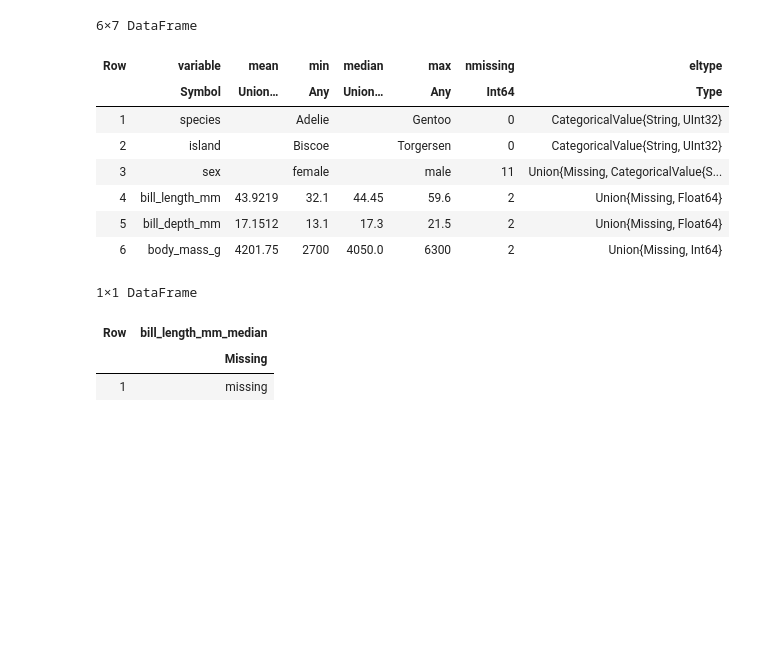
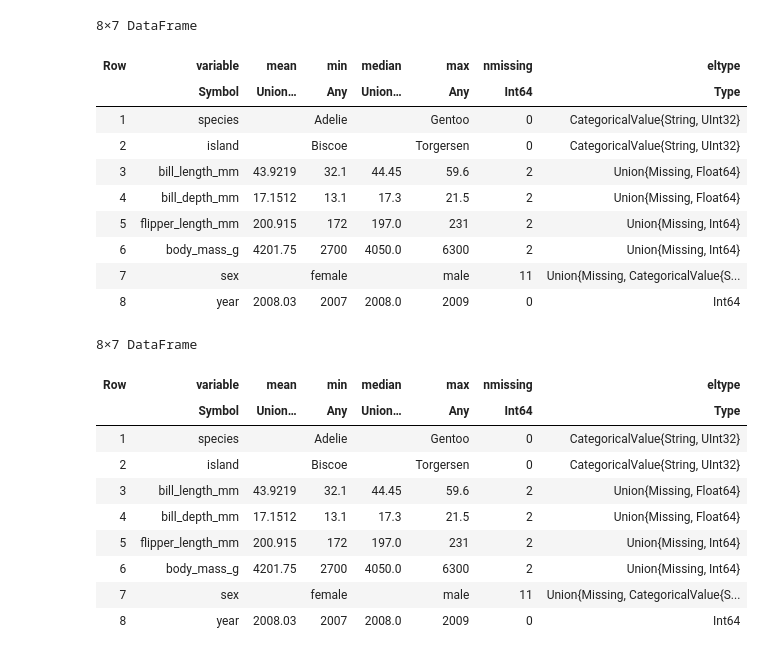
Before and after one commit to peterdresslar/scratch-j, a Jupyter notebook: notebooks/dc3.ipynb, the cells around one changed output. Cells and saved outputs as stored; diff of their text form; code cells hidden in the pictures; blank space fills up the shorter version.

```diff
--- a/notebooks/dc3.ipynb
+++ b/notebooks/dc3.ipynb
@@ -53,28 +44,35 @@ scatter(penguins[:, :bill_length_mm], penguins[:, :bill_depth_mm], group=penguin
 [figure]
 # %%
 #move bill_length_mm to after sex
-select!(penguins, :species, :island, :sex, :bill_length_mm, :bill_depth_mm, :body_mass_g)
+select(penguins, :species, :island, :sex, :bill_length_mm, :bill_depth_mm, :body_mass_g)
 
 describe(penguins)
 # %% [output]
-6×7 DataFrame
+8×7 DataFrame
 | Row | variable | mean | min | median | max | nmissing | eltype |
 |  | Symbol | Union… | Any | Union… | Any | Int64 | Type |
 | 1 | species |  | Adelie |  | Gentoo | 0 | CategoricalValue{String, UInt32} |
 | 2 | island |  | Biscoe |  | Torgersen | 0 | CategoricalValue{String, UInt32} |
-| 3 | sex |  | female |  | male | 11 | Union{Missing, CategoricalValue{S... |
-| 4 | bill_length_mm | 43.9219 | 32.1 | 44.45 | 59.6 | 2 | Union{Missing, Float64} |
-| 5 | bill_depth_mm | 17.1512 | 13.1 | 17.3 | 21.5 | 2 | Union{Missing, Float64} |
+| 3 | bill_length_mm | 43.9219 | 32.1 | 44.45 | 59.6 | 2 | Union{Missing, Float64} |
+| 4 | bill_depth_mm | 17.1512 | 13.1 | 17.3 | 21.5 | 2 | Union{Missing, Float64} |
+| 5 | flipper_length_mm | 200.915 | 172 | 197.0 | 231 | 2 | Union{Missing, Int64} |
 | 6 | body_mass_g | 4201.75 | 2700 | 4050.0 | 6300 | 2 | Union{Missing, Int64} |
+| 7 | sex |  | female |  | male | 11 | Union{Missing, CategoricalValue{S... |
+| 8 | year | 2008.03 | 2007 | 2008.0 | 2009 | 0 | Int64 |
 # %%
 using Statistics
 
 
 describe(penguins)
-
-combine(penguins, :bill_length_mm => median => :bill_length_mm_median)
 # %% [output]
-1×1 DataFrame
+8×7 DataFrame
-| Row | bill_length_mm_median |
-|  | Missing |
-| 1 | missing |
+| Row | variable | mean | min | median | max | nmissing | eltype |
+|  | Symbol | Union… | Any | Union… | Any | Int64 | Type |
+| 1 | species |  | Adelie |  | Gentoo | 0 | CategoricalValue{String, UInt32} |
+| 2 | island |  | Biscoe |  | Torgersen | 0 | CategoricalValue{String, UInt32} |
+| 3 | bill_length_mm | 43.9219 | 32.1 | 44.45 | 59.6 | 2 | Union{Missing, Float64} |
+| 4 | bill_depth_mm | 17.1512 | 13.1 | 17.3 | 21.5 | 2 | Union{Missing, Float64} |
+| 5 | flipper_length_mm | 200.915 | 172 | 197.0 | 231 | 2 | Union{Missing, Int64} |
+| 6 | body_mass_g | 4201.75 | 2700 | 4050.0 | 6300 | 2 | Union{Missing, Int64} |
+| 7 | sex |  | female |  | male | 11 | Union{Missing, CategoricalValue{S... |
+| 8 | year | 2008.03 | 2007 | 2008.0 | 2009 | 0 | Int64 |
```
Also changed, not shown: parts of 6 cells of this notebook, 1 other file.
